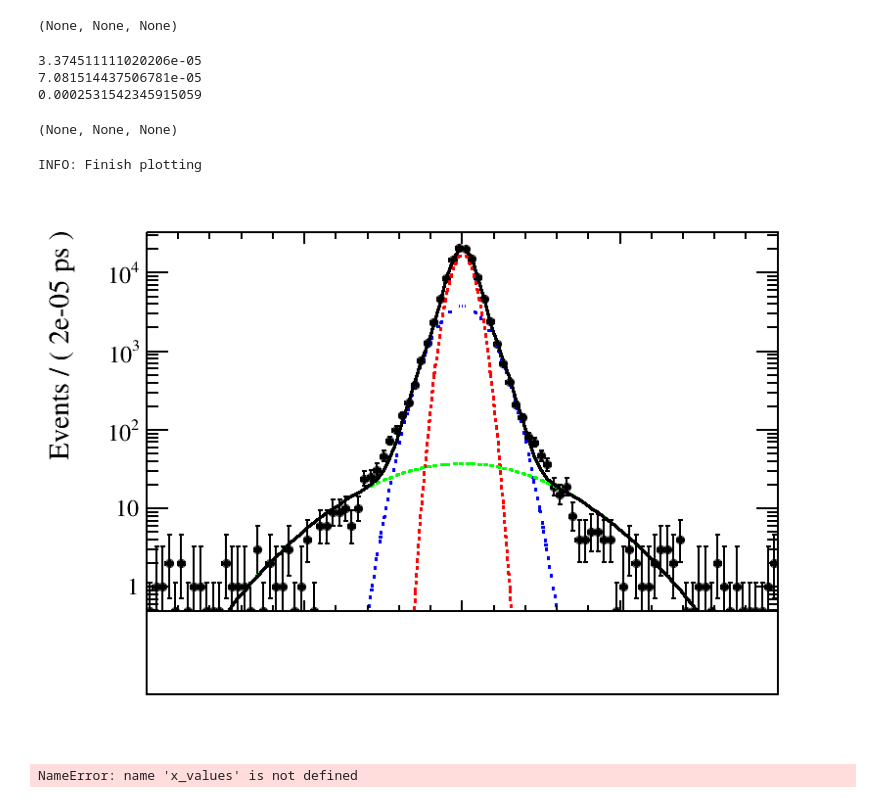
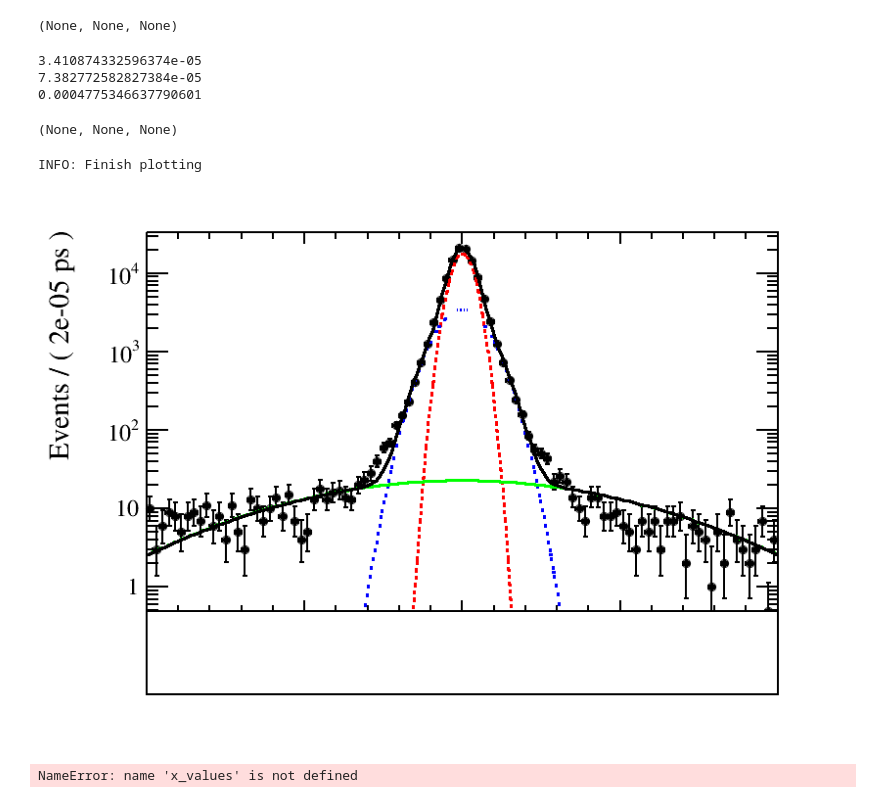
Before and after one commit to chasenberg/Masterthesis, a Jupyter notebook: notebooks/decaytime_studies/resolution/per_event_res_mc.ipynb, the cells around one changed output. Cells and saved outputs as stored; diff of their text form; code cells hidden in the pictures.

```diff
--- a/notebooks/decaytime_studies/resolution/per_event_res_mc.ipynb
+++ b/notebooks/decaytime_studies/resolution/per_event_res_mc.ipynb
@@ -130,12 +130,12 @@ tree_data.GetEntries()
 # %%
 from ROOT import RooGaussian, RooAddPdf
 
-obsTime = RooRealVar("B0_FitPVConst_tau_flat", "obsTime", 0,-0.001,0.001, "ps")
+obsTime = RooRealVar("B0_FitPVConst_tau_flat", "obsTime", 0,-0.001,0.0015, "ps")
 obsTimeErr = RooRealVar("B0_FitPVConst_tauErr_flat", "obsTimeErr", 0,-0.001,0.001, "ps")
 obsTimeRes = RooRealVar("Delta_TAU", "obsTimeRes", 0,-0.001,0.001, "ps")
 idxPV = RooRealVar("idxPV", "idxPV", 0,0,0)
 
-ntupleVarSet =  RooArgSet(obsTimeErr,obsTimeRes,idxPV)
+ntupleVarSet =  RooArgSet(obsTimeErr,obsTimeRes)#,idxPV)
 dataset = RooDataSet('data','data',tree_data,ntupleVarSet)
 ROOT.SetOwnership(dataset,False)
 
@@ -160,7 +160,7 @@ ROOT.SetOwnership(parResCond_b_2, False)
 
 parResCond_a_3 = RooRealVar('parResCond_a_3', 'parResCond_a_3', 0,0,0)
 ROOT.SetOwnership(parResCond_a_3, False)
-parResCond_b_3 = RooRealVar('parResCond_b_3', 'parResCond_b_3', 0.0009, 0.000008,0.001)
+parResCond_b_3 = RooRealVar('parResCond_b_3', 'parResCond_b_3', 0.001, 0.0004,0.002)
 ROOT.SetOwnership(parResCond_b_3, False)
 
 
@@ -264,9 +264,9 @@ print(parResCond_a_1.getVal()),print(parResCond_a_2.getVal()),print(parResCond_a
 # %%
 print(parResCond_b_1.getVal()),print(parResCond_b_2.getVal()),print(parResCond_b_3.getVal())
 # %% [output]
-3.374511111020206e-05
-7.081514437506781e-05
-0.0002531542345915059
+3.410874332596374e-05
+7.382772582827384e-05
+0.0004775346637790601
 (None, None, None)
 # %%
 from ROOT import TColor
@@ -399,10 +399,10 @@ def plot_like_a_pro(n_steps, n_bins, range_name, plot_var, data_model, data_set)
     print('INFO: Finish plotting', flush=True)
     return(can)
 # %%
-plot_like_a_pro(100, 100, range_name, obsTimeRes, data_model_cond, dataset)
+plot_like_a_pro(200, 100, range_name, obsTimeRes, data_model_cond, dataset)
 # %% [output]
 INFO: Finish plotting
-[figure, old version]
+[figure, new version]
 # %%
 y_narrow = {}
 y_wide   = {}
```
Also changed, not shown: parts of 3 cells of this notebook.
